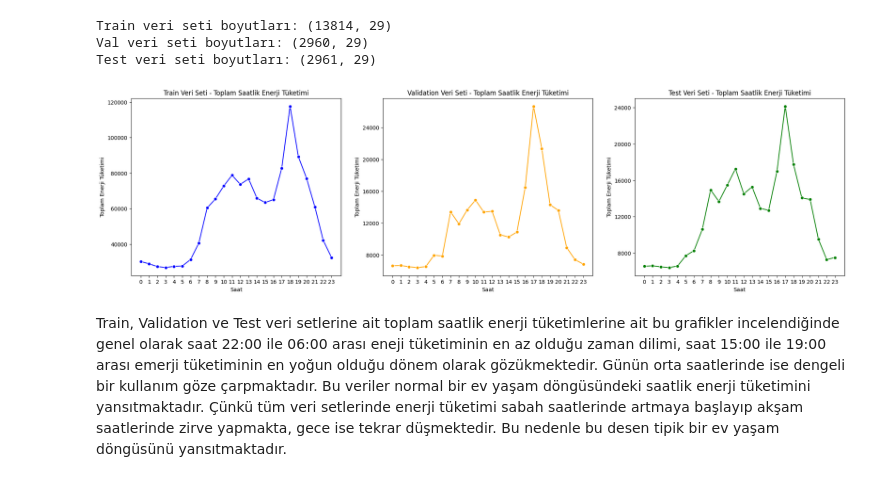
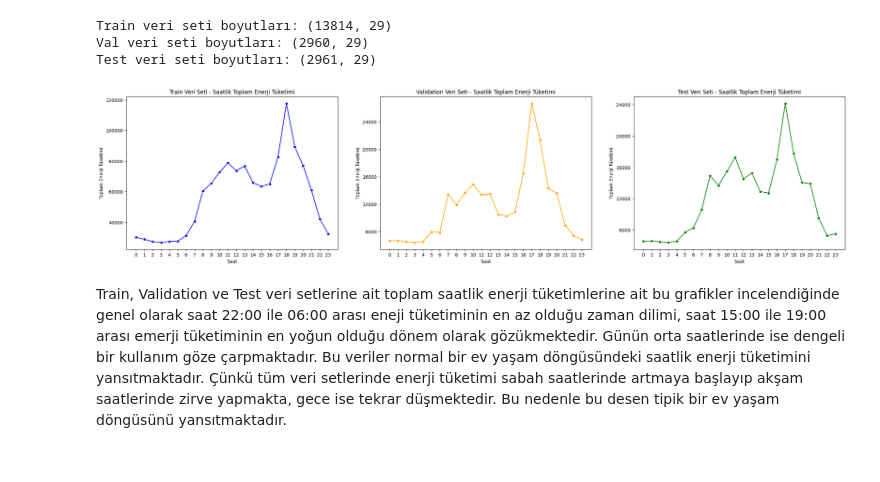
Before and after one commit to sam-git-00/Tubitak-Makine-Ogrenimi-Projesi, a Jupyter notebook: energy_analysis.ipynb, the cells around one changed output. Cells and saved outputs as stored; diff of their text form; code cells hidden in the pictures.

```diff
--- a/energy_analysis.ipynb
+++ b/energy_analysis.ipynb
@@ -199,13 +199,7 @@ def times_df(df):
     return hours, days, weekdays, months
 # %%
 def plot_time_series(datasets, labels, colors, kind, time_unit, title, xlabel, ylabel):
-    # fig, axs = plt.subplots(1, 3, figsize=(28, 6))
-    n = len(datasets)
-    fig, axs = plt.subplots(1, n, figsize=(8 * n, 6))
-    if n == 1:
-        axs = [axs]
-
-
+    fig, axs = plt.subplots(1, 3, figsize=(28, 6))
     for i, (df, label, color) in enumerate(zip(datasets, labels, colors)):
         hours, days, weekdays, months = times_df(df)
 
@@ -266,7 +260,7 @@ def plot_shared_time_series(datasets, labels, colors, ylabel):
         hours, *_ = times_df(df)
         sns.lineplot(x=hours["hour"], y=hours["Appliances"], ax=axs[0], marker="o", label=label, color=color)
 
-    axs[0].set_title("Tüm Setler - Saatlik Enerji Tüketimi (Line Plot)")
+    axs[0].set_title("Tüm Setler - Saatlik Toplam Enerji Tüketimi")
     axs[0].set_xlabel("Saat")
     axs[0].set_ylabel(ylabel)
     axs[0].legend()
@@ -279,7 +273,7 @@ def plot_shared_time_series(datasets, labels, colors, ylabel):
         x = weekdays["weekday"] + 1 + i * width
         axs[1].bar(x, weekdays["Appliances"], width=width, label=label, color=color, edgecolor="black")
 
-    axs[1].set_title("Tüm Setler - Haftalık Enerji Tüketimi (Bar Plot)")
+    axs[1].set_title("Tüm Setler - Haftalık Toplam Enerji Tüketimi")
     axs[1].set_xlabel("Haftanın Günü")
     axs[1].set_ylabel(ylabel)
     axs[1].set_xticks([i + width for i in range(1, 8)])
@@ -293,9 +287,9 @@ colors = ["blue", "orange", "green"]
 ylabel="Toplam Enerji Tüketimi"
 # %%
 # Saatlik tüketim çizgi grafiği
-plot_time_series(datasets, labels, colors, kind="line", time_unit="hour", title="Toplam Saatlik Enerji Tüketimi", xlabel="Saat", ylabel=ylabel)
+plot_time_series(datasets, labels, colors, kind="line", time_unit="hour", title="Saatlik Toplam Enerji Tüketimi", xlabel="Saat", ylabel=ylabel)
 # %% [output]
-[figure, old version]
+[figure, new version]
 # %% [markdown]
 Train, Validation ve Test veri setlerine ait toplam saatlik enerji tüketimlerine ait bu grafikler incelendiğinde genel olarak saat 22:00 ile 06:00 arası eneji tüketiminin en az olduğu zaman dilimi, saat 15:00 ile 19:00 arası emerji tüketiminin en yoğun olduğu dönem olarak gözükmektedir. Günün orta saatlerinde ise dengeli bir kullanım göze çarpmaktadır. Bu veriler normal bir ev yaşam döngüsündeki saatlik enerji tüketimini yansıtmaktadır. Çünkü tüm veri setlerinde enerji tüketimi sabah saatlerinde artmaya başlayıp akşam saatlerinde zirve yapmakta, gece ise tekrar düşmektedir. Bu nedenle bu desen tipik bir ev yaşam döngüsünü yansıtmaktadır.
 # %%
```
Also changed, not shown: parts of 4 cells of this notebook.
